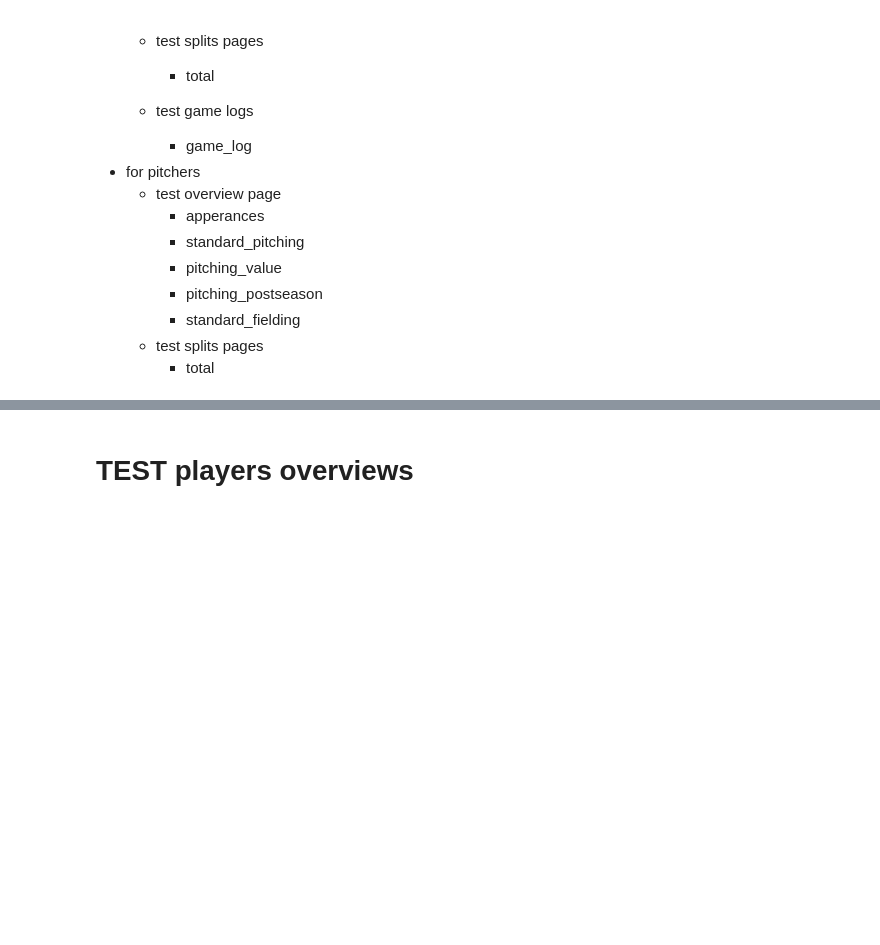
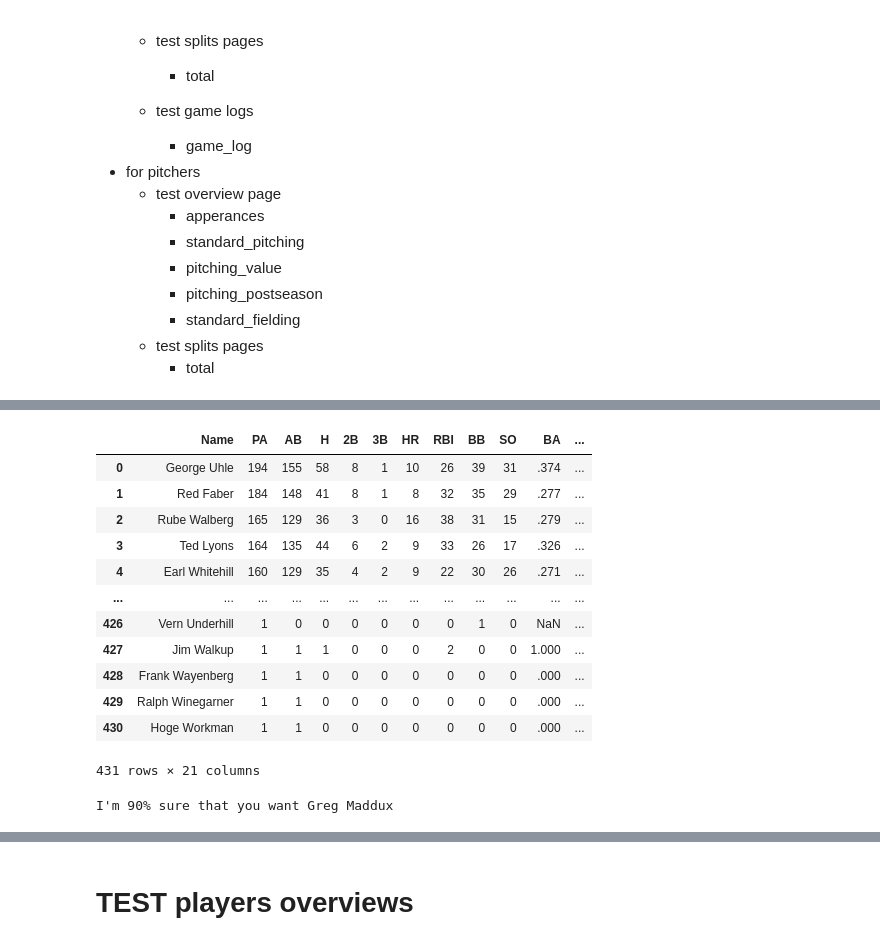
Before and after one commit to double-dose-larry/sportsref, a Jupyter notebook: test_players.ipynb, the cells around one changed output, grey strips where cells are left out. Cells and saved outputs as stored; diff of their text form; code cells hidden in the pictures; blank space fills up the shorter version.

```diff
--- a/test_players.ipynb
+++ b/test_players.ipynb
@@ -58,0 +97,20 @@ https://widgets.sports-reference.com/wg.fcgi?css=1&site=br&url=%2Fplayers%2Fa%2F
+# %%
+ruth.vs()
+# %% [output]
+|  | Name | PA | AB | H | 2B | 3B | HR | RBI | BB | SO | BA | ... |
+| 0 | George Uhle | 194 | 155 | 58 | 8 | 1 | 10 | 26 | 39 | 31 | .374 | ... |
+| 1 | Red Faber | 184 | 148 | 41 | 8 | 1 | 8 | 32 | 35 | 29 | .277 | ... |
+| 2 | Rube Walberg | 165 | 129 | 36 | 3 | 0 | 16 | 38 | 31 | 15 | .279 | ... |
+| 3 | Ted Lyons | 164 | 135 | 44 | 6 | 2 | 9 | 33 | 26 | 17 | .326 | ... |
+| 4 | Earl Whitehill | 160 | 129 | 35 | 4 | 2 | 9 | 22 | 30 | 26 | .271 | ... |
+| ... | ... | ... | ... | ... | ... | ... | ... | ... | ... | ... | ... | ... |
+| 426 | Vern Underhill | 1 | 0 | 0 | 0 | 0 | 0 | 0 | 1 | 0 | NaN | ... |
+| 427 | Jim Walkup | 1 | 1 | 1 | 0 | 0 | 0 | 2 | 0 | 0 | 1.000 | ... |
+| 428 | Frank Wayenberg | 1 | 1 | 0 | 0 | 0 | 0 | 0 | 0 | 0 | .000 | ... |
+| 429 | Ralph Winegarner | 1 | 1 | 0 | 0 | 0 | 0 | 0 | 0 | 0 | .000 | ... |
+| 430 | Hoge Workman | 1 | 1 | 0 | 0 | 0 | 0 | 0 | 0 | 0 | .000 | ... |
+431 rows × 21 columns
+# %%
+maddux = Player("Maddux")
+# %% [output]
+I'm 90% sure that you want Greg Maddux
```
Also changed, not shown: parts of 11 cells of this notebook, 2 other files.
